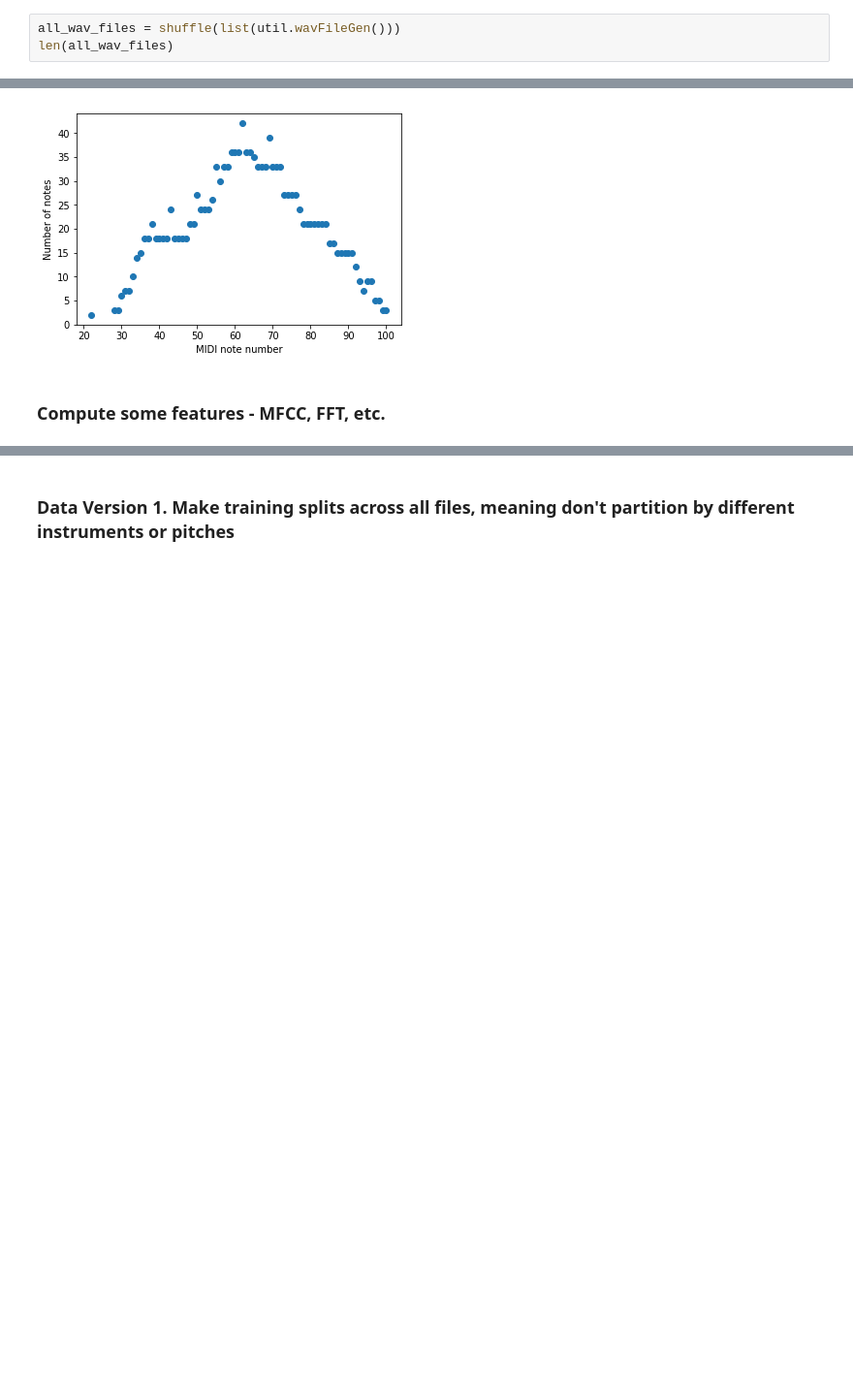
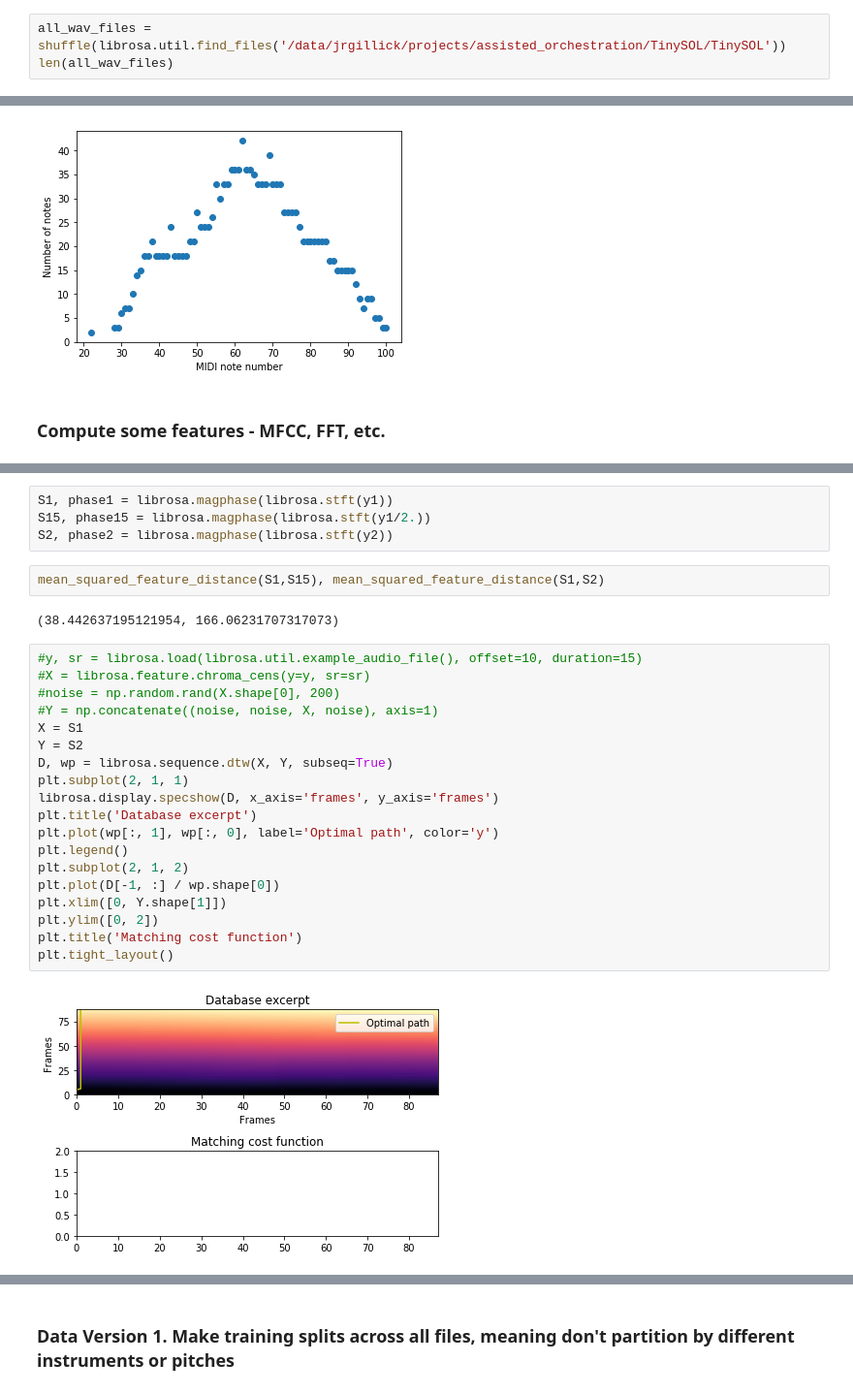
Before and after one commit to jrgillick/audio-feature-forecasting, a Jupyter notebook: src/Explore.ipynb, the cells around one changed output, grey strips where cells are left out. Shown at 97% size. Saved outputs shown, nothing was run; the diff lists cells and outputs as text; blank space fills up the shorter version.

```diff
--- a/src/Explore.ipynb
+++ b/src/Explore.ipynb
@@ -13,7 +19,7 @@ from IPython.display import Audio as play
 import matplotlib.pyplot as plt
 %matplotlib inline
 # %%
-all_wav_files = shuffle(list(util.wavFileGen()))
+all_wav_files = shuffle(librosa.util.find_files('/data/jrgillick/projects/assisted_orchestration/TinySOL/TinySOL'))
 len(all_wav_files)
 # %% [output]
 1532
@@ -89,0 +117,29 @@ play(mix_sounds(y1, y2, 1., 0.8), rate = sr)
+# %%
+S1, phase1 = librosa.magphase(librosa.stft(y1))
+S15, phase15 = librosa.magphase(librosa.stft(y1/2.))
+S2, phase2 = librosa.magphase(librosa.stft(y2))
+# %%
+mean_squared_feature_distance(S1,S15), mean_squared_feature_distance(S1,S2)
+# %% [output]
+(38.442637195121954, 166.06231707317073)
+# %%
+#y, sr = librosa.load(librosa.util.example_audio_file(), offset=10, duration=15)
+#X = librosa.feature.chroma_cens(y=y, sr=sr)
+#noise = np.random.rand(X.shape[0], 200)
+#Y = np.concatenate((noise, noise, X, noise), axis=1)
+X = S1
+Y = S2
+D, wp = librosa.sequence.dtw(X, Y, subseq=True)
+plt.subplot(2, 1, 1)
+librosa.display.specshow(D, x_axis='frames', y_axis='frames')
+plt.title('Database excerpt')
+plt.plot(wp[:, 1], wp[:, 0], label='Optimal path', color='y')
+plt.legend()
+plt.subplot(2, 1, 2)
+plt.plot(D[-1, :] / wp.shape[0])
+plt.xlim([0, Y.shape[1]])
+plt.ylim([0, 2])
+plt.title('Matching cost function')
+plt.tight_layout()
+# %% [output]
+[figure, added]
```
Also changed, not shown: parts of 77 cells of this notebook.
